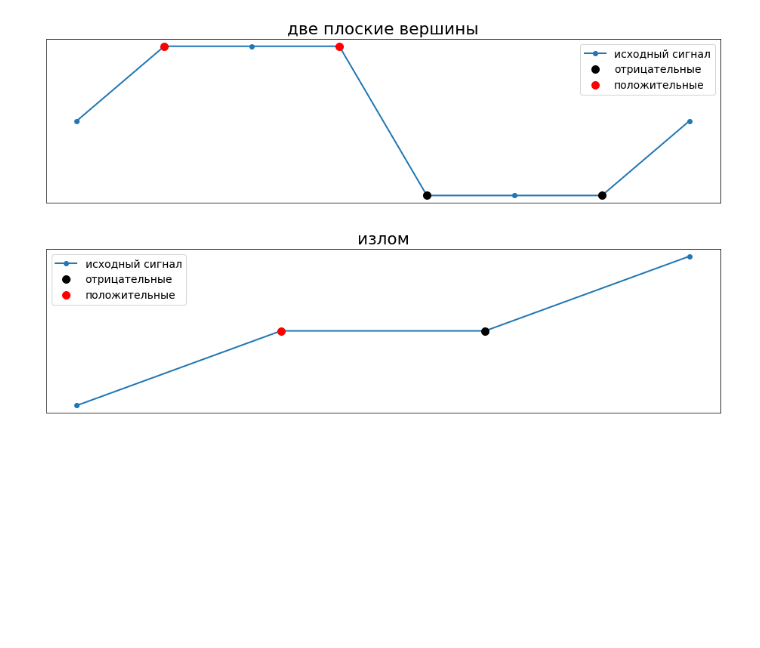
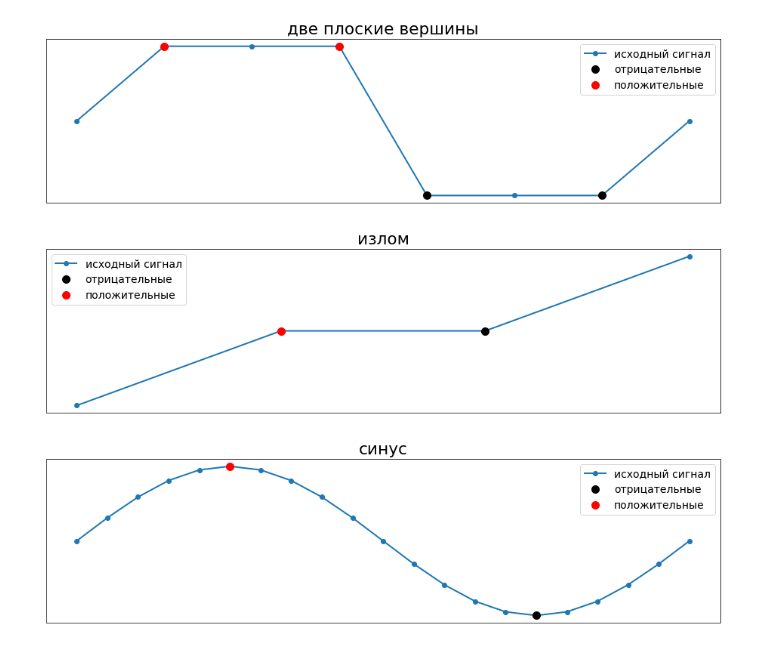
Before and after one commit to kokostek/jupyter-notebooks, a Jupyter notebook: FindPeaks.ipynb, the cells around one changed output. Saved outputs shown, nothing was run; the diff lists cells and outputs as text; code cells hidden in the pictures; blank space fills up the shorter version.

```diff
--- a/FindPeaks.ipynb
+++ b/FindPeaks.ipynb
@@ -106,3 +111,10 @@ title('излом')
 plotpeaks([0, 1, 1, 2])
 # %% [output]
 [figure]
+# %%
+title('синус')
+x = linspace(0, 2*pi, 21)
+y = sin(x)
+plotpeaks(y)
+# %% [output]
+[figure, added]
```
Also changed, not shown: parts of 1 cell of this notebook.
